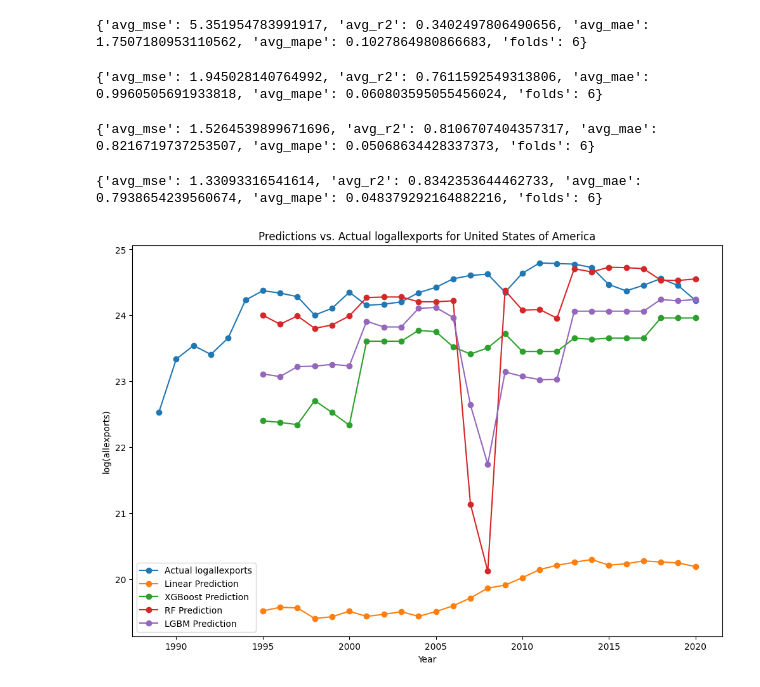
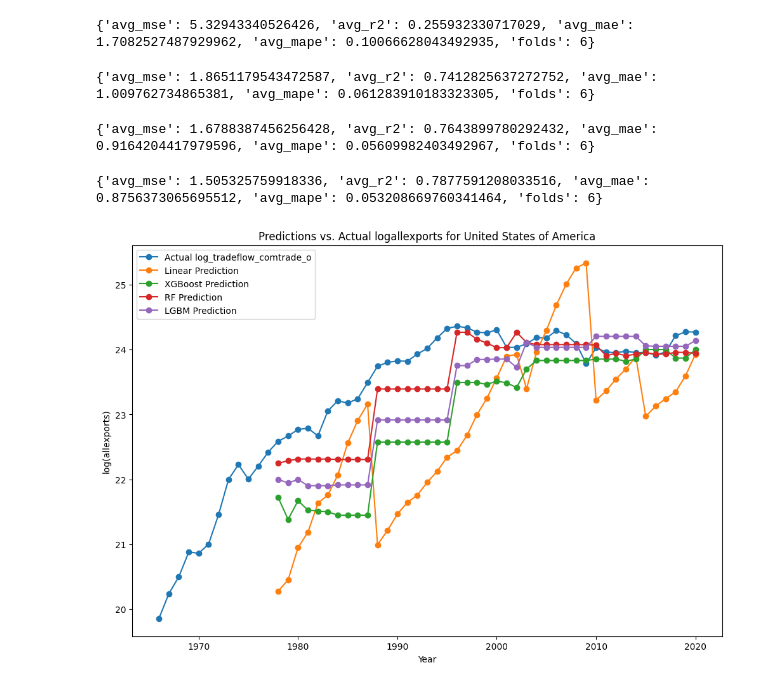
Before and after one commit to luna-ortus-cor/Geopolitical-Distance-and-Global-Trade, a Jupyter notebook: Backend/code/MODELS.ipynb, the cells around one changed output. Saved outputs shown, nothing was run; the diff lists cells and outputs as text; code cells hidden in the pictures.

```diff
--- a/Backend/code/MODELS.ipynb
+++ b/Backend/code/MODELS.ipynb
@@ -104,8 +113,9 @@ def timeseries_cv(model, X, y, folds = 6):
     return predictions, metrics
 # %%
 # Linear Regression
-linearX = df_2[['geopolitical_closeness_index_fa', 'distcap', 'gdpcap_d', 'pop_d']]
-linearY = df_2[['logallexports']]
+df_2 = df_2.sort_values(by=['year'])
+linearX = df_2[['geodistance', 'distcap', 'lag_gdpcap_d', 'lag_pop_d']]
+linearY = df_2[['log_tradeflow_comtrade_o']]
 
 scaler = StandardScaler()
 linearX = scaler.fit_transform(linearX)
@@ -115,17 +125,17 @@ linearModel = LinearRegression()
 linearPredictions, linearMetrics = timeseries_cv(linearModel, linearX, linearY)
 print(linearMetrics)
 # %% [output]
-{'avg_mse': 5.351954783991917, 'avg_r2': 0.3402497806490656, 'avg_mae': 1.7507180953110562, 'avg_mape': 0.1027864980866683, 'folds': 6}
+{'avg_mse': 5.32943340526426, 'avg_r2': 0.255932330717029, 'avg_mae': 1.7082527487929962, 'avg_mape': 0.10066628043492935, 'folds': 6}
 # %%
 # XGBoost
-xgboostX = df_2[['pop_d', 'gdpcap_d', 'distcap', 'geopolitical_closeness_index_fa']].copy()
-xgboostX['log_pop_d'] = np.log1p(xgboostX['pop_d'])
-xgboostX['log_gdpcap_d'] = np.log1p(xgboostX['gdpcap_d'])
+xgboostX = df_2[['lag_pop_d', 'lag_gdpcap_d', 'distcap', 'geodistance']].copy()
+xgboostX['log_lag_pop_d'] = np.log1p(xgboostX['lag_pop_d'])
+xgboostX['log_lag_gdpcap_d'] = np.log1p(xgboostX['lag_gdpcap_d'])
 
 scaler = StandardScaler()
-xgboostX[['log_pop_d', 'log_gdpcap_d', 'distcap']] = scaler.fit_transform(xgboostX[['log_pop_d', 'log_gdpcap_d', 'distcap']])
-xgboostX = xgboostX[['distcap', 'geopolitical_closeness_index_fa', 'log_pop_d', 'log_gdpcap_d']]
-xgboostY = df_2[['logallexports']]
+xgboostX[['log_lag_pop_d', 'log_lag_gdpcap_d', 'distcap']] = scaler.fit_transform(xgboostX[['log_lag_pop_d', 'log_lag_gdpcap_d', 'distcap']])
+xgboostX = xgboostX[['distcap', 'geodistance', 'log_lag_pop_d', 'log_lag_gdpcap_d']]
+xgboostY = df_2[['log_tradeflow_comtrade_o']]
 
 # need to relook at the settings
 xgboostModel = XGBRegressor(
@@ -140,14 +150,14 @@ xgboostModel = XGBRegressor(
 xgboostPredictions, xgboostMetrics = timeseries_cv(xgboostModel, xgboostX, xgboostY)
 print(xgboostMetrics)
 # %% [output]
-{'avg_mse': 1.945028140764992, 'avg_r2': 0.7611592549313806, 'avg_mae': 0.9960505691933818, 'avg_mape': 0.060803595055456024, 'folds': 6}
+{'avg_mse': 1.8651179543472587, 'avg_r2': 0.7412825637272752, 'avg_mae': 1.009762734865381, 'avg_mape': 0.061283910183323305, 'folds': 6}
 # %%
 # Random forest regression
-rfX = df_2[['pop_d', 'gdpcap_d', 'distcap', 'geopolitical_closeness_index_fa']].copy()
-rfX['log_pop_d'] = np.log1p(rfX['pop_d'])
-rfX['log_gdpcap_d'] = np.log1p(rfX['gdpcap_d'])
-rfX = rfX[['distcap', 'geopolitical_closeness_index_fa', 'log_pop_d', 'log_gdpcap_d']]
-rfY = df_2['logallexports']
+rfX = df_2[['lag_pop_d', 'lag_gdpcap_d', 'distcap', 'geodistance']].copy()
+rfX['log_lag_pop_d'] = np.log1p(rfX['lag_pop_d'])
+rfX['log_lag_gdpcap_d'] = np.log1p(rfX['lag_gdpcap_d'])
+rfX = rfX[['distcap', 'geodistance', 'log_lag_pop_d', 'log_lag_gdpcap_d']]
+rfY = df_2['log_tradeflow_comtrade_o']
 
 # relook at settings
 rfModel = RandomForestRegressor(n_estimators=100, max_depth=10, random_state=222)
@@ -155,40 +165,40 @@ rfModel = RandomForestRegressor(n_estimators=100, max_depth=10, random_state=222
 rfPredictions, rfMetrics = timeseries_cv(rfModel, rfX, rfY)
 print(rfMetrics)
 # %% [output]
-{'avg_mse': 1.5264539899671696, 'avg_r2': 0.8106707404357317, 'avg_mae': 0.8216719737253507, 'avg_mape': 0.05068634428337373, 'folds': 6}
+{'avg_mse': 1.6788387456256428, 'avg_r2': 0.7643899780292432, 'avg_mae': 0.9164204417979596, 'avg_mape': 0.05609982403492967, 'folds': 6}
 # %%
 # Light GBM
-lgbmX = df_2[['pop_d', 'gdpcap_d', 'distcap', 'geopolitical_closeness_index_fa']].copy()
-lgbmX['log_pop_d'] = np.log1p(lgbmX['pop_d'])
-lgbmX['log_gdpcap_d'] = np.log1p(lgbmX['gdpcap_d'])
-lgbmX = lgbmX[['distcap', 'geopolitical_closeness_index_fa', 'log_pop_d', 'log_gdpcap_d']]
-lgbmY = df_2[['logallexports']]
+lgbmX = df_2[['lag_pop_d', 'lag_gdpcap_d', 'distcap', 'geodistance']].copy()
+lgbmX['log_lag_pop_d'] = np.log1p(lgbmX['lag_pop_d'])
+lgbmX['log_lag_gdpcap_d'] = np.log1p(lgbmX['lag_gdpcap_d'])
+lgbmX = lgbmX[['distcap', 'geodistance', 'log_lag_pop_d', 'log_lag_gdpcap_d']]
+lgbmY = df_2[['log_tradeflow_comtrade_o']]
 
 lgbmModel = LGBMRegressor(n_estimators=100, max_depth=10, random_state=222, verbosity = -1) # verbosity mutes output
 lgbmPredictions, lgbmMetrics =  timeseries_cv(lgbmModel, lgbmX, lgbmY)
 print(lgbmMetrics)
 # %% [output]
-{'avg_mse': 1.33093316541614, 'avg_r2': 0.8342353644462733, 'avg_mae': 0.7938654239560674, 'avg_mape': 0.048379292164882216, 'folds': 6}
+{'avg_mse': 1.505325759918336, 'avg_r2': 0.7877591208033516, 'avg_mae': 0.8756373065695512, 'avg_mape': 0.053208669760341464, 'folds': 6}
 # %%
 df_2['linearPrediction'] = linearPredictions
 df_2['xgboostPrediction'] = xgboostPredictions
 df_2['rfPrediction'] = rfPredictions
 df_2['lgbmPrediction'] = lgbmPredictions
 # %%
-df_filtered = df_2[df_2['country_d'] == 'Malaysia']
+df_filtered = df_2[df_2['country_d'] == 'United States of America']
 
 plt.figure(figsize=(12, 8))
-plt.plot(df_filtered['year'], df_filtered['logallexports'], label='Actual logallexports', marker='o')
+plt.plot(df_filtered['year'], df_filtered['log_tradeflow_comtrade_o'], label='Actual log_tradeflow_comtrade_o', marker='o')
 plt.plot(df_filtered['year'], df_filtered['linearPrediction'], label='Linear Prediction', marker='o')
 plt.plot(df_filtered['year'], df_filtered['xgboostPrediction'], label='XGBoost Prediction', marker='o')
 plt.plot(df_filtered['year'], df_filtered['rfPrediction'], label='RF Prediction', marker='o')
 plt.plot(df_filtered['year'], df_filtered['lgbmPrediction'], label='LGBM Prediction', marker='o')
 
 # Label the plot
 plt.xlabel('Year')
 plt.ylabel('log(allexports)')
 plt.title('Predictions vs. Actual logallexports for United States of America')
 plt.legend()
 plt.show()
 # %% [output]
-[figure, old version]
+[figure, new version]
```
Also changed, not shown: parts of 8 cells of this notebook, 4 other files.
